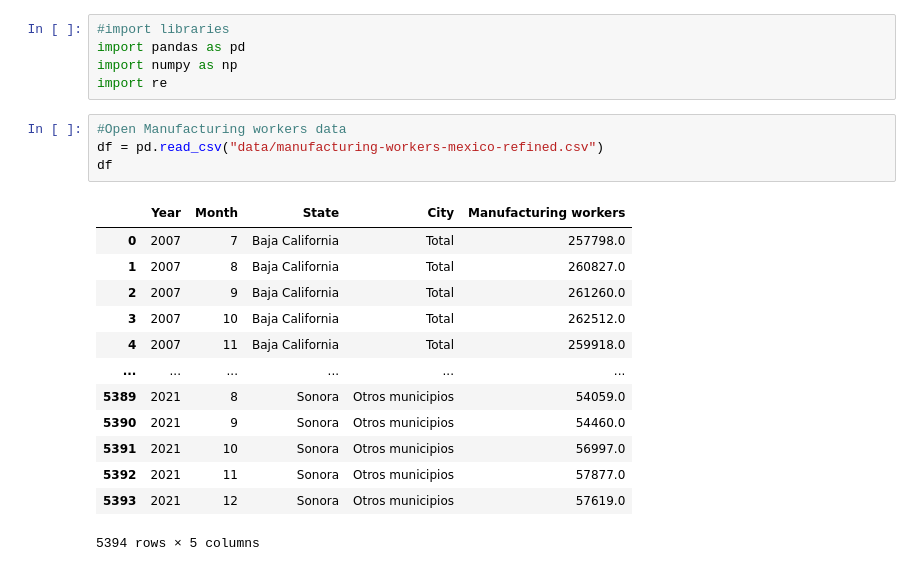
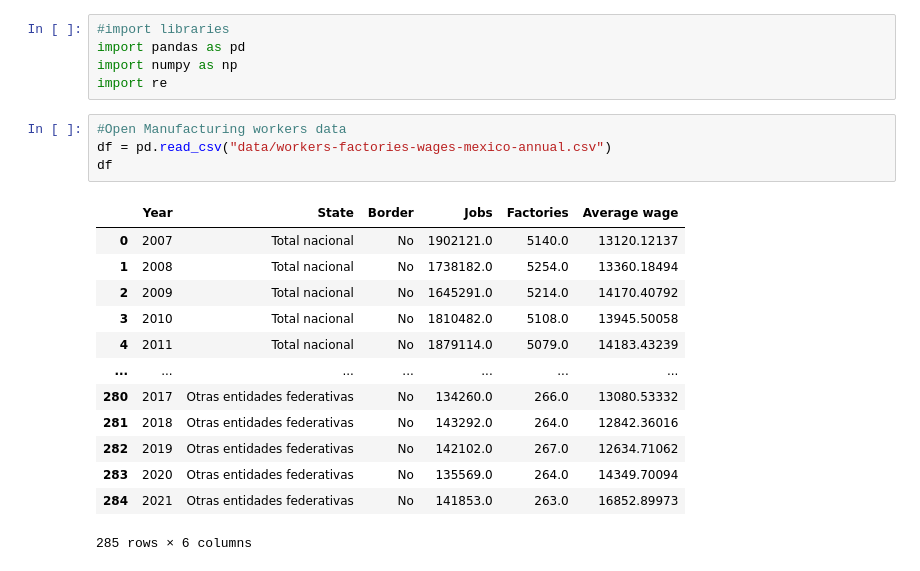
Before and after one commit to franciscouranga52/franciscouranga52-20230508-Nearshoring-Liu-Uranga, a Jupyter notebook: Nearshoring Analysis.ipynb, the cells around one changed output. Cells and saved outputs as stored; diff of their text form.

```diff
--- a/Nearshoring Analysis.ipynb
+++ b/Nearshoring Analysis.ipynb
@@ -5,19 +5,19 @@ import numpy as np
 import re
 # %%
 #Open Manufacturing workers data
-df = pd.read_csv("data/manufacturing-workers-mexico-refined.csv")
+df = pd.read_csv("data/workers-factories-wages-mexico-annual.csv")
 df
 # %% [output]
-|  | Year | Month | State | City | Manufacturing workers |
-| 0 | 2007 | 7 | Baja California | Total | 257798.0 |
-| 1 | 2007 | 8 | Baja California | Total | 260827.0 |
-| 2 | 2007 | 9 | Baja California | Total | 261260.0 |
-| 3 | 2007 | 10 | Baja California | Total | 262512.0 |
-| 4 | 2007 | 11 | Baja California | Total | 259918.0 |
-| ... | ... | ... | ... | ... | ... |
-| 5389 | 2021 | 8 | Sonora | Otros municipios | 54059.0 |
-| 5390 | 2021 | 9 | Sonora | Otros municipios | 54460.0 |
-| 5391 | 2021 | 10 | Sonora | Otros municipios | 56997.0 |
-| 5392 | 2021 | 11 | Sonora | Otros municipios | 57877.0 |
-| 5393 | 2021 | 12 | Sonora | Otros municipios | 57619.0 |
+|  | Year | State | Border | Jobs | Factories | Average wage |
+| 0 | 2007 | Total nacional | No | 1902121.0 | 5140.0 | 13120.12137 |
+| 1 | 2008 | Total nacional | No | 1738182.0 | 5254.0 | 13360.18494 |
+| 2 | 2009 | Total nacional | No | 1645291.0 | 5214.0 | 14170.40792 |
+| 3 | 2010 | Total nacional | No | 1810482.0 | 5108.0 | 13945.50058 |
+| 4 | 2011 | Total nacional | No | 1879114.0 | 5079.0 | 14183.43239 |
+| ... | ... | ... | ... | ... | ... | ... |
+| 280 | 2017 | Otras entidades federativas | No | 134260.0 | 266.0 | 13080.53332 |
+| 281 | 2018 | Otras entidades federativas | No | 143292.0 | 264.0 | 12842.36016 |
+| 282 | 2019 | Otras entidades federativas | No | 142102.0 | 267.0 | 12634.71062 |
+| 283 | 2020 | Otras entidades federativas | No | 135569.0 | 264.0 | 14349.70094 |
+| 284 | 2021 | Otras entidades federativas | No | 141853.0 | 263.0 | 16852.89973 |
-5394 rows × 5 columns
+285 rows × 6 columns
```
Also changed, not shown: parts of 23 cells of this notebook, 8 other files.
